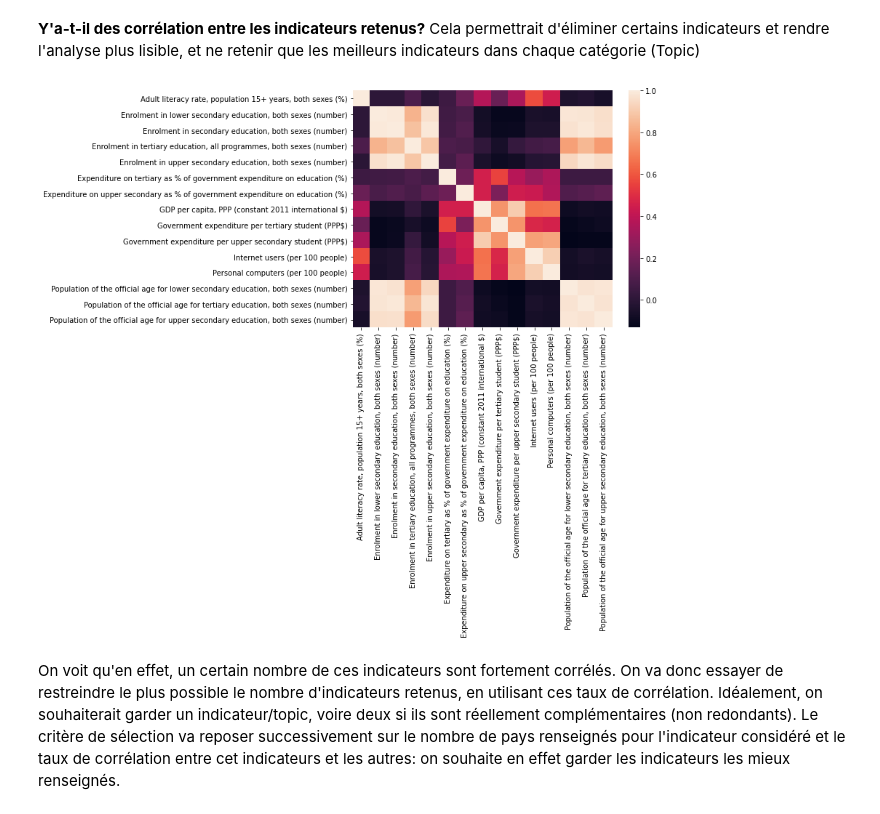
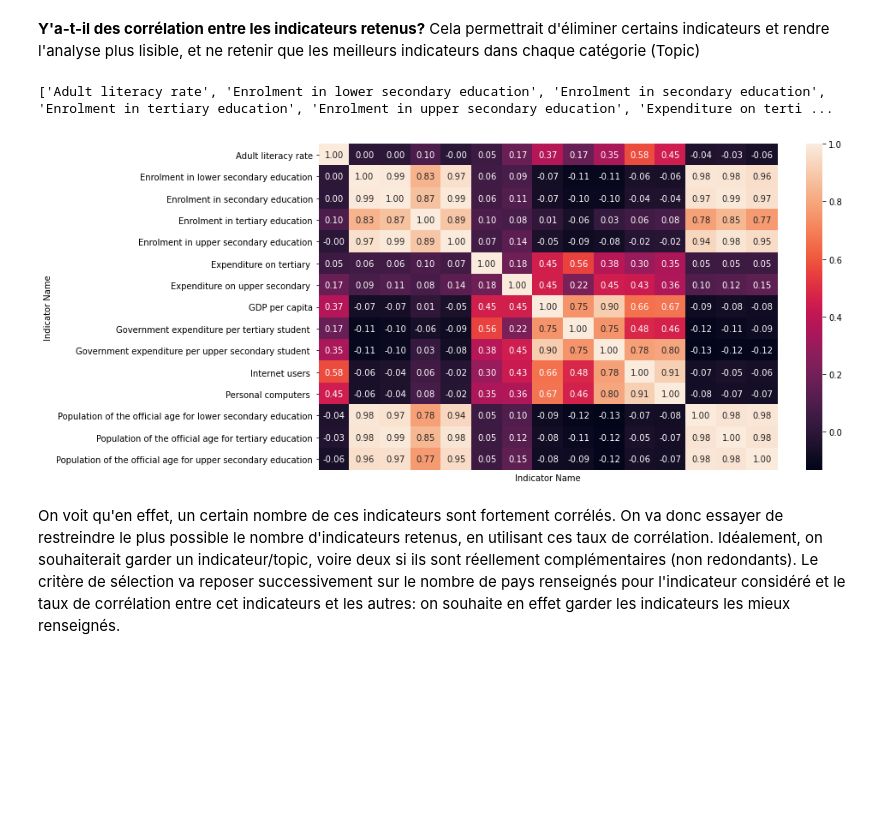
Before and after one commit to OlivierLegrand/P7, a Jupyter notebook: P2_EdStats_Academy.ipynb, the cells around one changed output. Drawn from its saved outputs; the diff is of its cells as text; code cells hidden in the pictures; blank space fills up the shorter version.

Commit message:
Modification de figure, nouveau filtrage
modification des figures associées aux parties V.2.2, VI.1, VI.2. filtrage sur les corrélations plus complet, 6 indicateurs finaux au lieu de 7 précédemment

```diff
--- a/P2_EdStats_Academy.ipynb
+++ b/P2_EdStats_Academy.ipynb
@@ -1469,6 +1446,6 @@ On considère que les données trop anciennes ne sont pas utiles dans le cadre d
 drop_ind = [int(c) for c in data.columns[4:34]]
 
 # On se concentre sur les deux décennies 2000 - 2016
-df_real_c.drop(index=drop_ind, level=2, inplace=True)
-df_real_c.head()
+past_data_countries.drop(index=drop_ind, level=2, inplace=True)
+past_data_countries.head()
 # %% [output]
@@ -1493,7 +1470,7 @@ df_real_c.loc(axis=0)[:,:, 2000:2016]['Population of the official age for upper
 # On se sépare des pays qui entre 2000 et 2016 avaient une population en age d'étudier au
 # niveau lycée inférieure à 11572 étudiants. On va retirer ainsi environ 10% des pays.
 
-df = df_real_c.loc(axis=0)[:,:, 2000:2016]
+df = past_data_countries.loc(axis=0)[:,:, 2000:2016]
 smallc = df['Population of the official age for upper secondary education, both sexes (number)'] < 11572
 
 index = smallc[smallc].index
@@ -1515,4 +1494,2 @@ On retire ainsi environ 10.90% des pays
 # %%
-df_real_c.drop(index=nan_countries, level=1, inplace=True)
-msno.matrix(df_real_c)
-plt.show()
+past_data_countries.drop(index=nan_countries, level=1, inplace=True)
@@ -1724,12 +1764,26 @@ Maintenant que nous avons sélectionné les valeurs pour chaque année de réfé
 # %% [markdown]
 **Y'a-t-il des corrélation entre les indicateurs retenus?**
 Cela permettrait d'éliminer certains indicateurs et rendre l'analyse plus lisible, et ne retenir que les meilleurs indicateurs dans chaque catégorie (Topic)
+# %%
+# On va avoir besoin de réécrire légèrement nos indicateurs pour rendre les carte de corrélation lisibles
+labels = past_data_countries.columns
+new_labels = []
+for l in labels:
+    if len(l.split(',')) > 1:
+        new_labels.append(l.split(',')[0])
+    elif len(l.split('%')) > 1:
+        new_labels.append(l.split('%')[0][:-3])
+    elif len(l.split('(')) > 1:
+        new_labels.append(l.split('(')[0])
+print(new_labels)
+# %% [output]
+['Adult literacy rate', 'Enrolment in lower secondary education', 'Enrolment in secondary education', 'Enrolment in tertiary education', 'Enrolment in upper secondary education', 'Expenditure on terti ...
 # %%
-plt.figure(figsize=(8, 6))
-sns.heatmap(df_real_c.corr())
+plt.figure(figsize=(12, 7))
+sns.heatmap(past_data_countries.corr(), annot=True, xticklabels=False, yticklabels=new_labels, fmt=".2f")
 plt.show()
 # %% [output]
-[figure, old version]
+[figure, new version]
 # %% [markdown]
 On voit qu'en effet, un certain nombre de ces indicateurs sont fortement corrélés. On va donc essayer de restreindre le plus possible le nombre d'indicateurs retenus, en utilisant ces taux de corrélation. Idéalement, on souhaiterait garder un indicateur/topic, voire deux si ils sont réellement complémentaires (non redondants). Le critère de sélection va reposer successivement sur le nombre de pays renseignés pour l'indicateur considéré et le taux de corrélation entre cet indicateurs et les autres: on souhaite en effet garder les indicateurs les mieux renseignés.
 # %%
```
Also changed, not shown: parts of 117 cells of this notebook.
